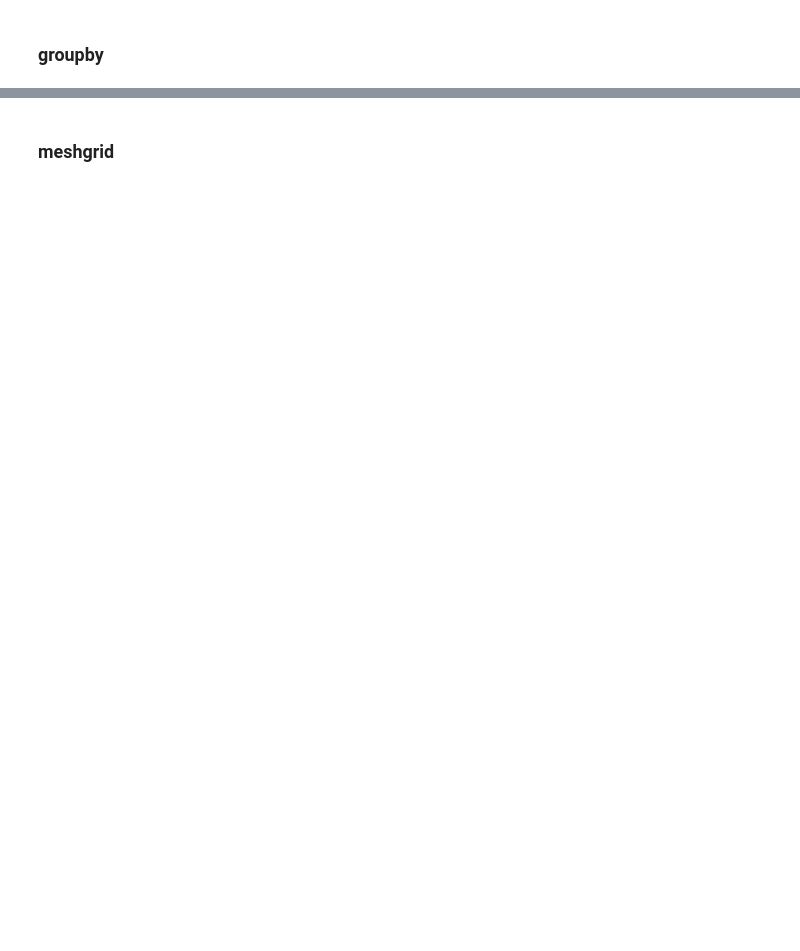
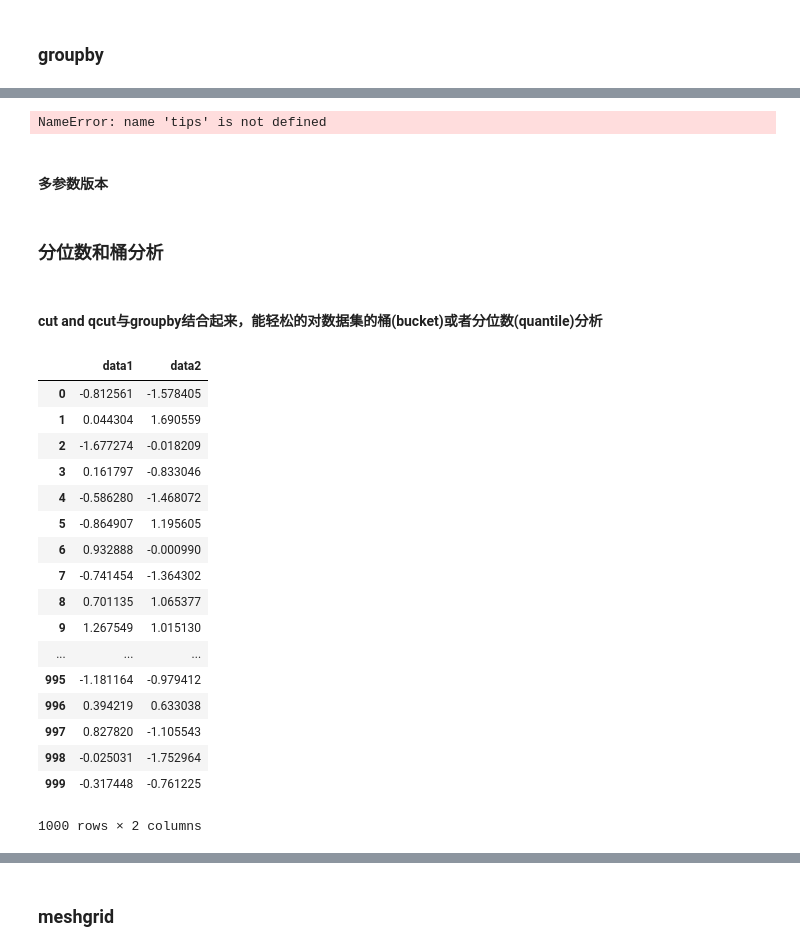
Before and after one commit to uileyar/hello_tf, a Jupyter notebook: fraud/temp.ipynb, the cells around one changed output, grey strips where cells are left out. Drawn from its saved outputs; the diff is of its cells as text; code cells hidden in the pictures; blank space fills up the shorter version.

```diff
--- a/fraud/temp.ipynb
+++ b/fraud/temp.ipynb
@@ -152,0 +277,6 @@ people.groupby([len, key_list]).sum()
+# %%
+tips.groupby('smoker').apply(top)
+# %% [output]
+NameError: name 'tips' is not defined
+# %% [markdown]
+#### 多参数版本
@@ -152,0 +285,27 @@ people.groupby([len, key_list]).sum()
+# %% [markdown]
+### 分位数和桶分析
+# %% [markdown]
+#### cut and qcut与groupby结合起来，能轻松的对数据集的桶(bucket)或者分位数(quantile)分析
+# %%
+frame=pd.DataFrame({'data1':np.random.randn(1000),
+                   'data2': np.random.randn(1000)})
+frame
+# %% [output]
+|  | data1 | data2 |
+| 0 | -0.812561 | -1.578405 |
+| 1 | 0.044304 | 1.690559 |
+| 2 | -1.677274 | -0.018209 |
+| 3 | 0.161797 | -0.833046 |
+| 4 | -0.586280 | -1.468072 |
+| 5 | -0.864907 | 1.195605 |
+| 6 | 0.932888 | -0.000990 |
+| 7 | -0.741454 | -1.364302 |
+| 8 | 0.701135 | 1.065377 |
+| 9 | 1.267549 | 1.015130 |
+| ... | ... | ... |
+| 995 | -1.181164 | -0.979412 |
+| 996 | 0.394219 | 0.633038 |
+| 997 | 0.827820 | -1.105543 |
+| 998 | -0.025031 | -1.752964 |
+| 999 | -0.317448 | -0.761225 |
+1000 rows × 2 columns
```
Also changed, not shown: parts of 37 cells of this notebook, 2 other files.
